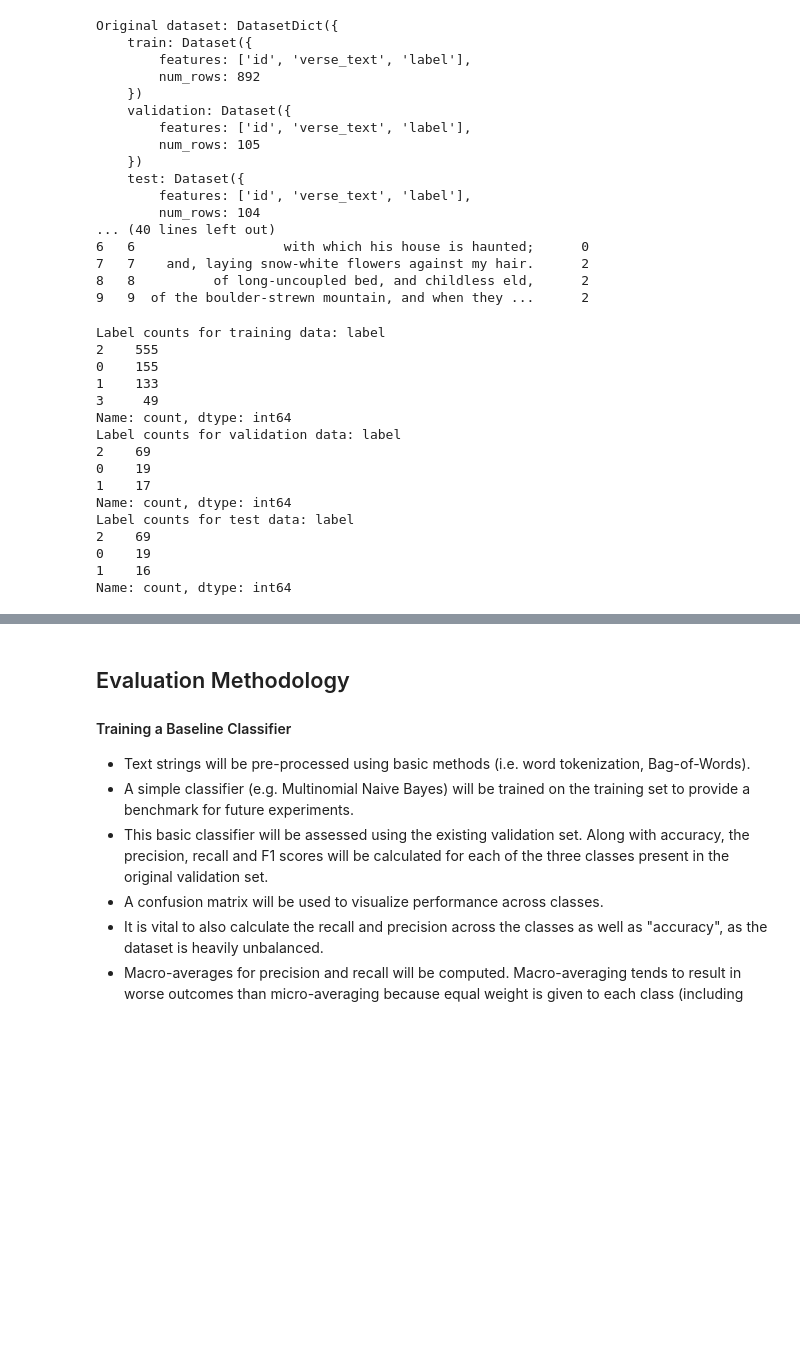
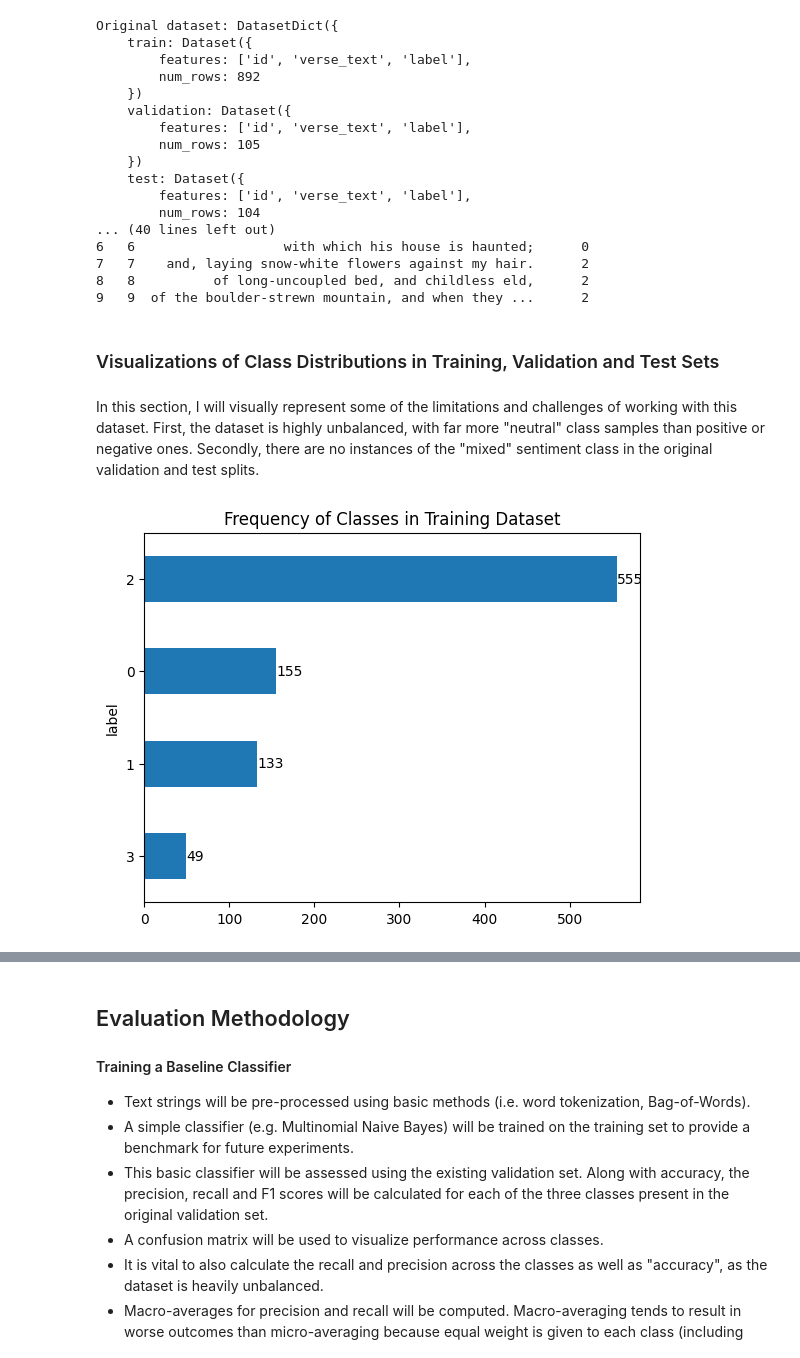
Before and after one commit to nyx500/NLP_Project_on_Poem_Sentiment_Analysis, a Jupyter notebook: NLP_Coursework_Poem_Sentiment_Classification.ipynb, the cells around one changed output, grey strips where cells are left out. Saved outputs shown, nothing was run; the diff lists cells and outputs as text; code cells hidden in the pictures; blank space fills up the shorter version.

```diff
--- a/NLP_Coursework_Poem_Sentiment_Classification.ipynb
+++ b/NLP_Coursework_Poem_Sentiment_Classification.ipynb
@@ -180,34 +185,22 @@ Original dataset: DatasetDict({
 7   7    and, laying snow-white flowers against my hair.      2
 8   8          of long-uncoupled bed, and childless eld,      2
 9   9  of the boulder-strewn mountain, and when they ...      2
-# %%
-# Check the dataset for balanced/imbalanced classes using the value_counts method to count occurrences of each label
-label_counts_train = train_df['label'].value_counts()
-print(f"Label counts for training data: {label_counts_train}")
-
-# Label counts for validation set
-label_counts_val = val_df['label'].value_counts()
-print(f"Label counts for validation data: {label_counts_val}")
-
-# Label counts for test set
-label_counts_test = test_df['label'].value_counts()
-print(f"Label counts for test data: {label_counts_test}")
-
-###### As can be seen, only the training split contains (49) instances of class 3 (mixed sentiment)!
-# %% [output]
-Label counts for training data: label
-2    555
-0    155
-1    133
-3     49
-Name: count, dtype: int64
-Label counts for validation data: label
-2    69
-0    19
-1    17
-Name: count, dtype: int64
-Label counts for test data: label
-2    69
-0    19
-1    16
-Name: count, dtype: int64
+# %% [markdown]
+### Visualizations of Class Distributions in Training, Validation and Test Sets
+# %% [markdown]
+In this section, I will visually represent some of the limitations and challenges of working with this dataset. First, the dataset is highly unbalanced, with far more "neutral" class samples than positive or negative ones. Secondly, there are no instances of the "mixed" sentiment class in the original validation and test splits.
+# %%
+# Check the dataset for balanced/imbalanced classes using the value_counts method to count occurrences of each label
+
+# Visualize class distribution in the training set
+
+# Get value counts for each label type (0-neg, 1-pos, 2-neutral, 3-mixedSentiment)
+train_class_counts = train_df["label"].value_counts(ascending=True)
+# Plot the label counts on a simple horizontal bar chart
+plot = train_class_counts.plot.barh()
+plt.title("Frequency of Classes in Training Dataset")
+# Annotate each bar with the counts for that class
+for i, value in enumerate(train_class_counts):
+    plot.text(value, i, str(value), va='center')
+# %% [output]
+[figure, added]
```
Also changed, not shown: parts of 6 cells of this notebook, 10 other files.
